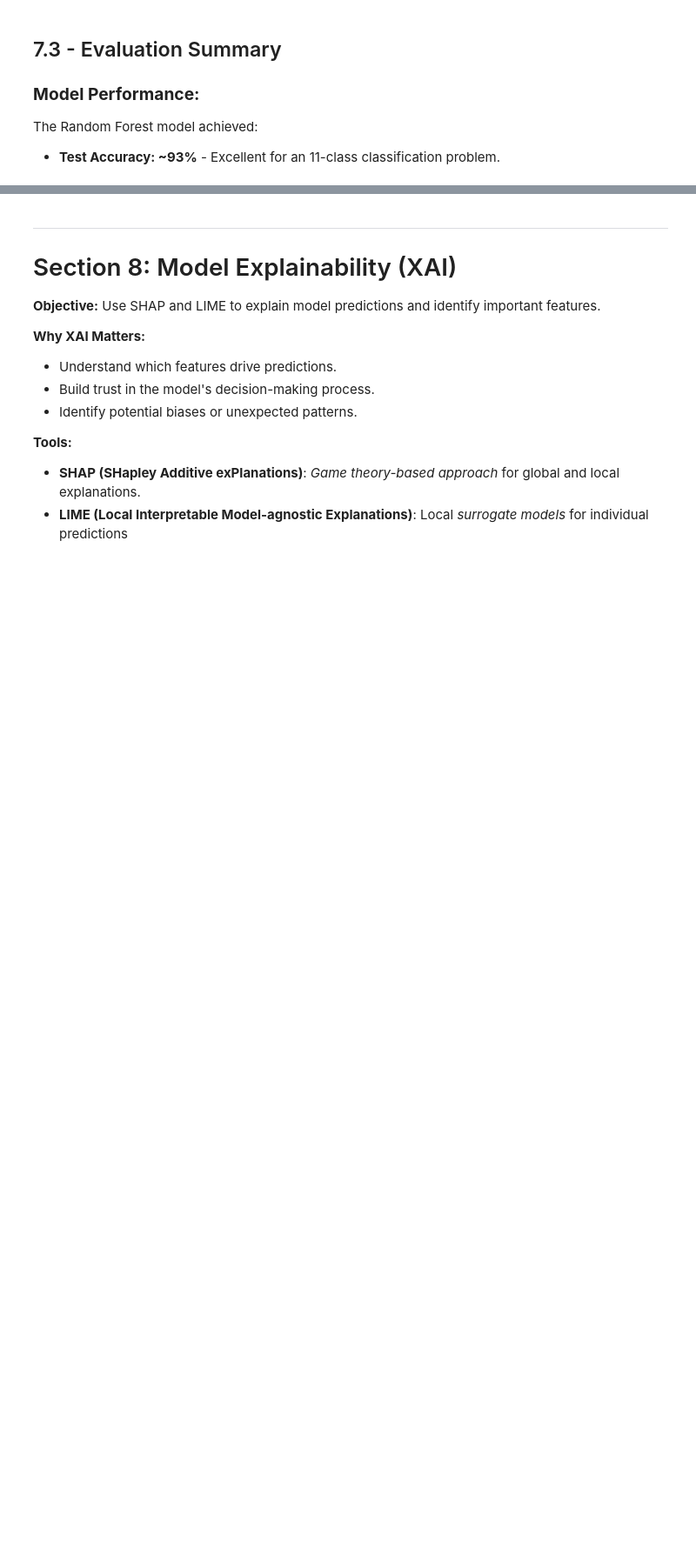
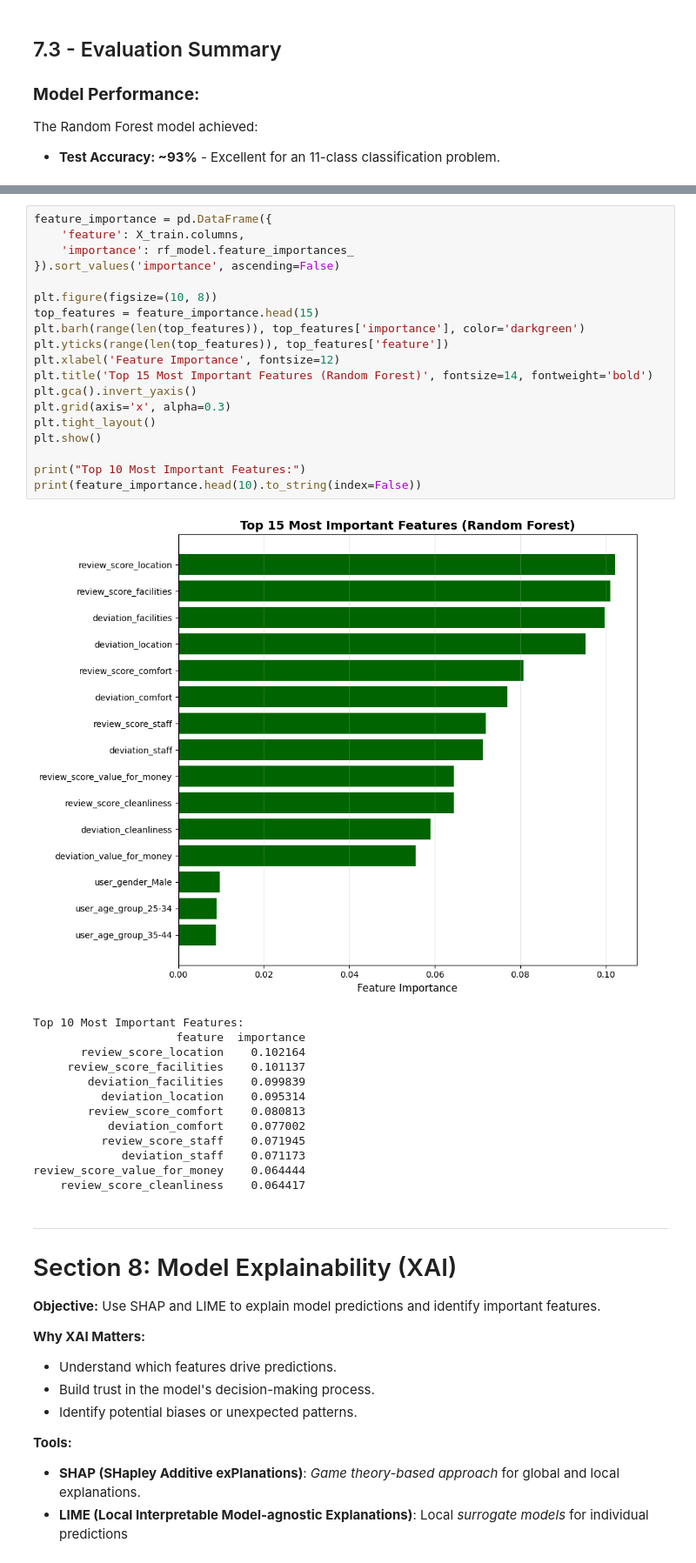
Before and after one commit to MohamedElquesni/ACL-International-Hotel-Booking-Analytics-, a Jupyter notebook: Milestone 1/Milestone 1.ipynb, the cells around one changed output, grey strips where cells are left out. Shown at 87% size. Cells and saved outputs as stored; diff of their text form; blank space fills up the shorter version.

```diff
--- a/Milestone 1/Milestone 1.ipynb
+++ b/Milestone 1/Milestone 1.ipynb
@@ -1243,3 +1358,36 @@ The Random Forest model achieved:
+# %%
+feature_importance = pd.DataFrame({
+    'feature': X_train.columns,
+    'importance': rf_model.feature_importances_
+}).sort_values('importance', ascending=False)
+
+plt.figure(figsize=(10, 8))
+top_features = feature_importance.head(15)
+plt.barh(range(len(top_features)), top_features['importance'], color='darkgreen')
+plt.yticks(range(len(top_features)), top_features['feature'])
+plt.xlabel('Feature Importance', fontsize=12)
+plt.title('Top 15 Most Important Features (Random Forest)', fontsize=14, fontweight='bold')
+plt.gca().invert_yaxis()
+plt.grid(axis='x', alpha=0.3)
+plt.tight_layout()
+plt.show()
+
+print("Top 10 Most Important Features:")
+print(feature_importance.head(10).to_string(index=False))
+# %% [output]
+[figure, added]
+Top 10 Most Important Features:
+                     feature  importance
+       review_score_location    0.102164
+     review_score_facilities    0.101137
+        deviation_facilities    0.099839
+          deviation_location    0.095314
+        review_score_comfort    0.080813
+           deviation_comfort    0.077002
+          review_score_staff    0.071945
+             deviation_staff    0.071173
+review_score_value_for_money    0.064444
+    review_score_cleanliness    0.064417
 # %% [markdown]
 ---
 
```
Also changed, not shown: parts of 12 cells of this notebook, 12 other files.
